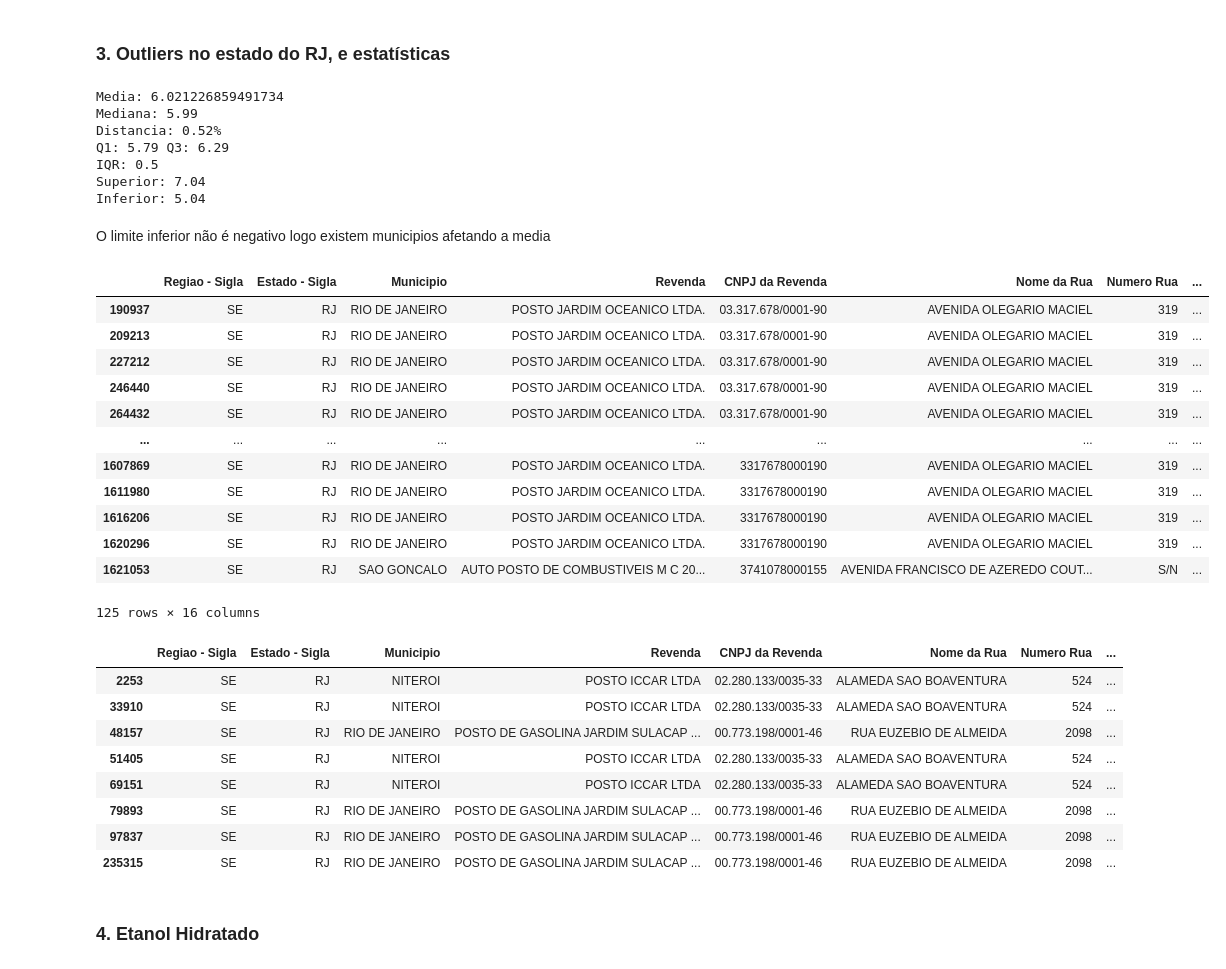
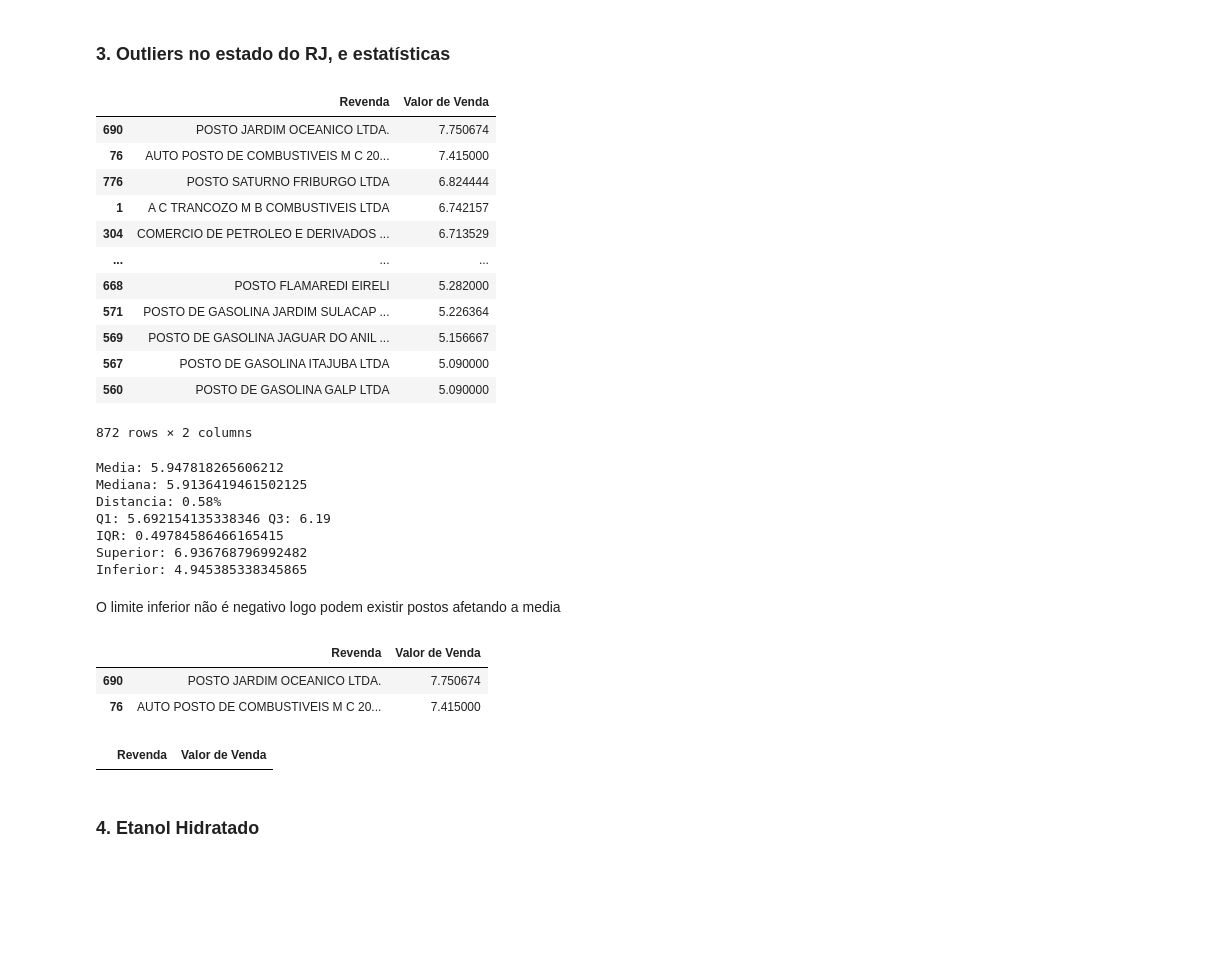
Before and after one commit to IanSeedd/ANP_exercicios, a Jupyter notebook: combust.ipynb, the cells around one changed output. Saved outputs shown, nothing was run; the diff lists cells and outputs as text; code cells hidden in the pictures; blank space fills up the shorter version.

```diff
--- a/combust.ipynb
+++ b/combust.ipynb
@@ -45,11 +45,28 @@ df_comun_munics_rj
 | 28 | TERESOPOLIS | 5.508448 |
 # %% [markdown]
 ### 3. Outliers no estado do RJ, e estatísticas
+# %%
+df_comun_postos_rj = df_comun_rj_estado.groupby('Revenda')['Valor de Venda'].mean().reset_index().sort_values(by='Valor de Venda', ascending=False)
+df_comun_postos_rj
+# %% [output]
+|  | Revenda | Valor de Venda |
+| 690 | POSTO JARDIM OCEANICO LTDA. | 7.750674 |
+| 76 | AUTO POSTO DE COMBUSTIVEIS M C 20... | 7.415000 |
+| 776 | POSTO SATURNO FRIBURGO LTDA | 6.824444 |
+| 1 | A C TRANCOZO M B COMBUSTIVEIS LTDA | 6.742157 |
+| 304 | COMERCIO DE PETROLEO E DERIVADOS ... | 6.713529 |
+| ... | ... | ... |
+| 668 | POSTO FLAMAREDI EIRELI | 5.282000 |
+| 571 | POSTO DE GASOLINA JARDIM SULACAP ... | 5.226364 |
+| 569 | POSTO DE GASOLINA JAGUAR DO ANIL ... | 5.156667 |
+| 567 | POSTO DE GASOLINA ITAJUBA LTDA | 5.090000 |
+| 560 | POSTO DE GASOLINA GALP LTDA | 5.090000 |
+872 rows × 2 columns
 # %%
-array_comun_rj = np.array(df_comun_rj_estado['Valor de Venda'])
+array_comun_rj = np.array(df_comun_postos_rj['Valor de Venda'])
 media_c_rj = np.mean(array_comun_rj)
+mediana_c_rj = np.median(array_comun_rj)
 q1_c_rj = np.percentile(array_comun_rj, 25)
-mediana_c_rj = np.median(array_comun_rj)
 q3_c_rj = np.percentile(array_comun_rj, 75)
 distancia_c_rj = round(((media_c_rj - mediana_c_rj) / mediana_c_rj) * 100, 2)
 iqr_c_rj = q3_c_rj - q1_c_rj
@@ -58,45 +75,27 @@ l_inferior = q1_c_rj - (1.5*iqr_c_rj)
 print(f'Media: {media_c_rj} \nMediana: {mediana_c_rj} \nDistancia: {distancia_c_rj}% \nQ1: {q1_c_rj} Q3: {q3_c_rj}')
 print(f'IQR: {iqr_c_rj} \nSuperior: {l_superior} \nInferior: {l_inferior}')
 # %% [output]
-Media: 6.021226859491734
-Mediana: 5.99
-Distancia: 0.52%
-Q1: 5.79 Q3: 6.29
-IQR: 0.5
-Superior: 7.04
-Inferior: 5.04
+Media: 5.947818265606212
+Mediana: 5.9136419461502125
+Distancia: 0.58%
+Q1: 5.692154135338346 Q3: 6.19
+IQR: 0.49784586466165415
+Superior: 6.936768796992482
+Inferior: 4.945385338345865
 # %% [markdown]
-O limite inferior não é negativo logo existem municipios afetando a media
+O limite inferior não é negativo logo podem existir postos afetando a media
 # %%
-outlier_sup_c_rj = df_comun_rj_estado.loc[df_comun_rj_estado['Valor de Venda'] > l_superior]
+outlier_sup_c_rj = df_comun_postos_rj.loc[df_comun_postos_rj['Valor de Venda'] > l_superior]
 outlier_sup_c_rj
 # %% [output]
-|  | Regiao - Sigla | Estado - Sigla | Municipio | Revenda | CNPJ da Revenda | Nome da Rua | Numero Rua | ... |
-| 190937 | SE | RJ | RIO DE JANEIRO | POSTO JARDIM OCEANICO LTDA. | 03.317.678/0001-90 | AVENIDA OLEGARIO MACIEL | 319 | ... |
-| 209213 | SE | RJ | RIO DE JANEIRO | POSTO JARDIM OCEANICO LTDA. | 03.317.678/0001-90 | AVENIDA OLEGARIO MACIEL | 319 | ... |
-| 227212 | SE | RJ | RIO DE JANEIRO | POSTO JARDIM OCEANICO LTDA. | 03.317.678/0001-90 | AVENIDA OLEGARIO MACIEL | 319 | ... |
-| 246440 | SE | RJ | RIO DE JANEIRO | POSTO JARDIM OCEANICO LTDA. | 03.317.678/0001-90 | AVENIDA OLEGARIO MACIEL | 319 | ... |
-| 264432 | SE | RJ | RIO DE JANEIRO | POSTO JARDIM OCEANICO LTDA. | 03.317.678/0001-90 | AVENIDA OLEGARIO MACIEL | 319 | ... |
-| ... | ... | ... | ... | ... | ... | ... | ... | ... |
-| 1607869 | SE | RJ | RIO DE JANEIRO | POSTO JARDIM OCEANICO LTDA. | 3317678000190 | AVENIDA OLEGARIO MACIEL | 319 | ... |
-| 1611980 | SE | RJ | RIO DE JANEIRO | POSTO JARDIM OCEANICO LTDA. | 3317678000190 | AVENIDA OLEGARIO MACIEL | 319 | ... |
-| 1616206 | SE | RJ | RIO DE JANEIRO | POSTO JARDIM OCEANICO LTDA. | 3317678000190 | AVENIDA OLEGARIO MACIEL | 319 | ... |
-| 1620296 | SE | RJ | RIO DE JANEIRO | POSTO JARDIM OCEANICO LTDA. | 3317678000190 | AVENIDA OLEGARIO MACIEL | 319 | ... |
-| 1621053 | SE | RJ | SAO GONCALO | AUTO POSTO DE COMBUSTIVEIS M C 20... | 3741078000155 | AVENIDA FRANCISCO DE AZEREDO COUT... | S/N | ... |
+|  | Revenda | Valor de Venda |
+| 690 | POSTO JARDIM OCEANICO LTDA. | 7.750674 |
+| 76 | AUTO POSTO DE COMBUSTIVEIS M C 20... | 7.415000 |
-125 rows × 16 columns
 # %%
-outlier_inf_c_rj = df_comun_rj_estado.loc[df_comun_rj_estado['Valor de Venda'] < l_inferior]
+outlier_inf_c_rj = df_comun_postos_rj.loc[df_comun_postos_rj['Valor de Venda'] < l_inferior]
 outlier_inf_c_rj
 # %% [output]
-|  | Regiao - Sigla | Estado - Sigla | Municipio | Revenda | CNPJ da Revenda | Nome da Rua | Numero Rua | ... |
-| 2253 | SE | RJ | NITEROI | POSTO ICCAR LTDA | 02.280.133/0035-33 | ALAMEDA SAO BOAVENTURA | 524 | ... |
-| 33910 | SE | RJ | NITEROI | POSTO ICCAR LTDA | 02.280.133/0035-33 | ALAMEDA SAO BOAVENTURA | 524 | ... |
-| 48157 | SE | RJ | RIO DE JANEIRO | POSTO DE GASOLINA JARDIM SULACAP ... | 00.773.198/0001-46 | RUA EUZEBIO DE ALMEIDA | 2098 | ... |
-| 51405 | SE | RJ | NITEROI | POSTO ICCAR LTDA | 02.280.133/0035-33 | ALAMEDA SAO BOAVENTURA | 524 | ... |
-| 69151 | SE | RJ | NITEROI | POSTO ICCAR LTDA | 02.280.133/0035-33 | ALAMEDA SAO BOAVENTURA | 524 | ... |
-| 79893 | SE | RJ | RIO DE JANEIRO | POSTO DE GASOLINA JARDIM SULACAP ... | 00.773.198/0001-46 | RUA EUZEBIO DE ALMEIDA | 2098 | ... |
-| 97837 | SE | RJ | RIO DE JANEIRO | POSTO DE GASOLINA JARDIM SULACAP ... | 00.773.198/0001-46 | RUA EUZEBIO DE ALMEIDA | 2098 | ... |
-| 235315 | SE | RJ | RIO DE JANEIRO | POSTO DE GASOLINA JARDIM SULACAP ... | 00.773.198/0001-46 | RUA EUZEBIO DE ALMEIDA | 2098 | ... |
+|  | Revenda | Valor de Venda |
 # %% [markdown]
 ### 4. Etanol Hidratado
 # %%
```
